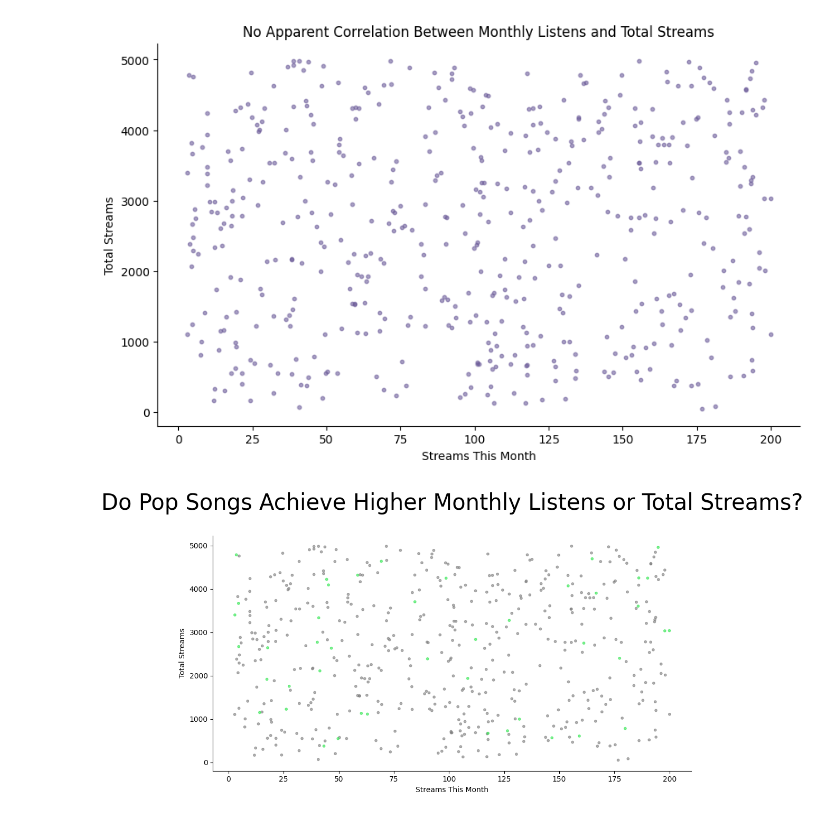
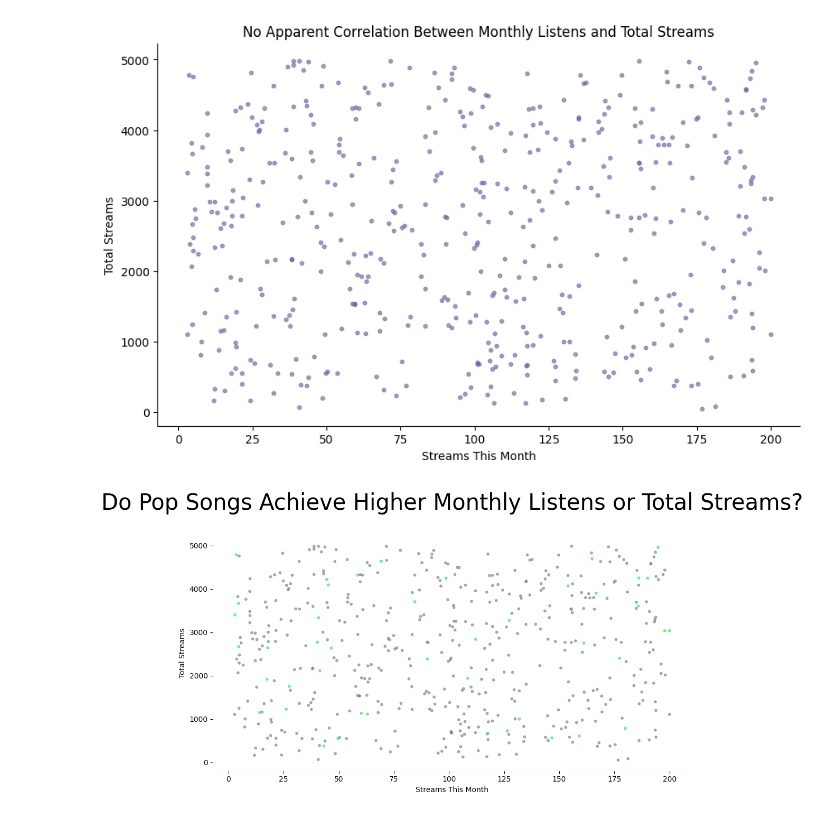
Before and after one commit to amydaniel24/learning_plots_amydaniel, a Jupyter notebook: notebooks/spotify_plots_walkthrough.ipynb, the cells around one changed output. Saved outputs shown, nothing was run; the diff lists cells and outputs as text; code cells hidden in the pictures.

Commit message:
spine loop

```diff
--- a/notebooks/spotify_plots_walkthrough.ipynb
+++ b/notebooks/spotify_plots_walkthrough.ipynb
@@ -196,26 +196,33 @@ plt.show()
 # %%
 plt.figure(figsize=(10,6))
 
 
 featured_genre = "Pop"
 colors = ["#31e750" if genre == featured_genre else 'gray' for genre in spotify_df['Genre']]
 
 plt.scatter(
     spotify_df['Streams Last 30 Days (Millions)'],
     spotify_df['Total Streams (Millions)'],
     color = colors,
     alpha = 0.6,
     s = 10)
+
+
 plt.xlabel('Streams This Month')
 plt.ylabel('Total Streams')
 
 
 ax = plt.gca()
 ax.spines['top'].set_visible(False)
 ax.spines['right'].set_visible(False)
 ax.set_title('Do Pop Songs Achieve Higher Monthly Listens or Total Streams?', fontsize = 30, pad =35)
 
+for spine in ax.spines.values():
+    spine.set_linewidth(.025)
+    spine.set_alpha(0.5)
+
+
 plt.tight_layout()
 plt.show()
 # %% [output]
-[figure, old version]
+[figure, new version]
```
